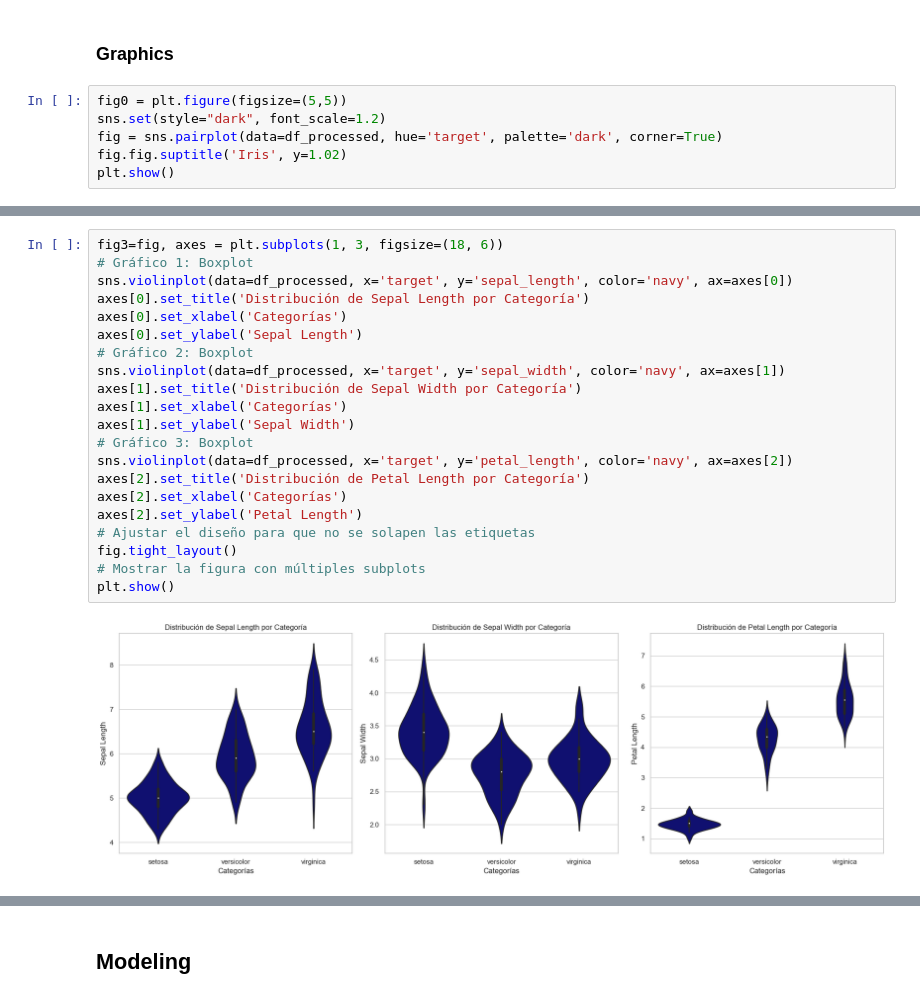
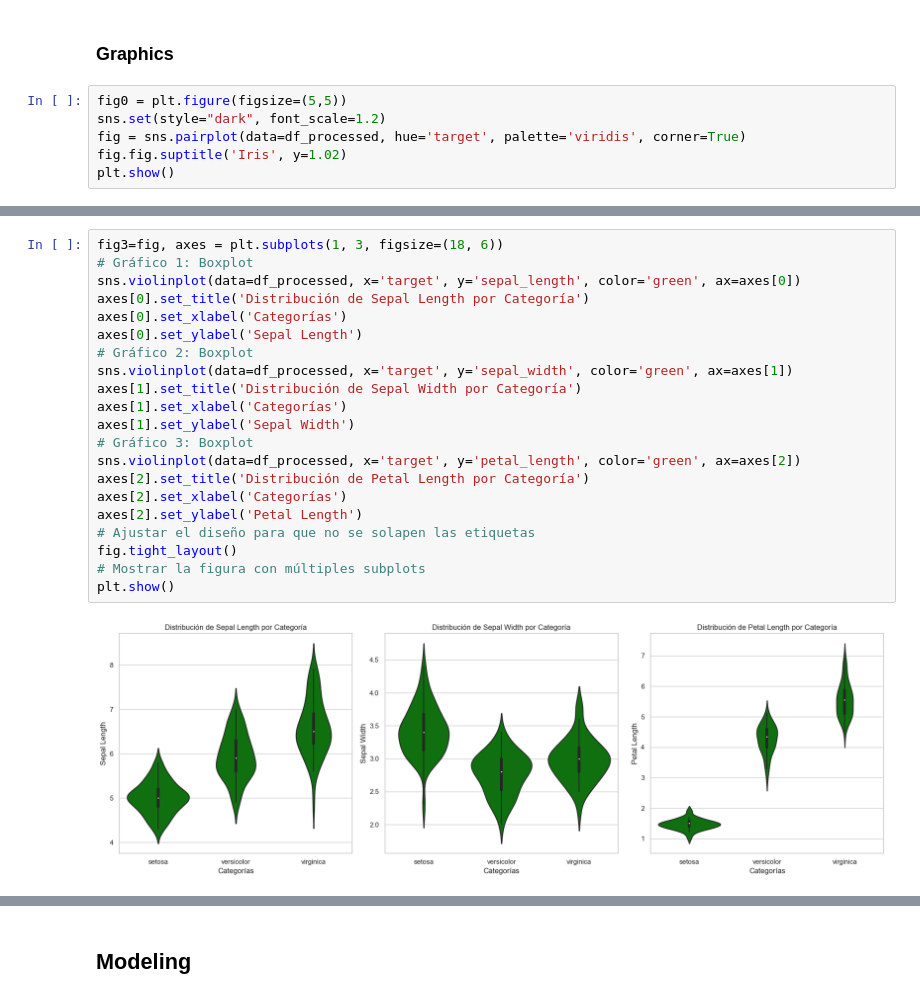
Before and after one commit to dparedes616/classification_iris, a Jupyter notebook: iris_clasificación.ipynb, the cells around one changed output, grey strips where cells are left out. Cells and saved outputs as stored; diff of their text form.

```diff
--- a/iris_clasificación.ipynb
+++ b/iris_clasificación.ipynb
@@ -165,7 +165,7 @@ df_processed.head(5)
 # %%
 fig0 = plt.figure(figsize=(5,5))
 sns.set(style="dark", font_scale=1.2)
-fig = sns.pairplot(data=df_processed, hue='target', palette='dark', corner=True)
+fig = sns.pairplot(data=df_processed, hue='target', palette='viridis', corner=True)
 fig.fig.suptitle('Iris', y=1.02)
 plt.show()
 # %% [output]
@@ -207,26 +207,26 @@ plt.show()
 # %%
 fig3=fig, axes = plt.subplots(1, 3, figsize=(18, 6))
 # Gráfico 1: Boxplot
-sns.violinplot(data=df_processed, x='target', y='sepal_length', color='navy', ax=axes[0])
+sns.violinplot(data=df_processed, x='target', y='sepal_length', color='green', ax=axes[0])
 axes[0].set_title('Distribución de Sepal Length por Categoría')
 axes[0].set_xlabel('Categorías')
 axes[0].set_ylabel('Sepal Length')
 # Gráfico 2: Boxplot
-sns.violinplot(data=df_processed, x='target', y='sepal_width', color='navy', ax=axes[1])
+sns.violinplot(data=df_processed, x='target', y='sepal_width', color='green', ax=axes[1])
 axes[1].set_title('Distribución de Sepal Width por Categoría')
 axes[1].set_xlabel('Categorías')
 axes[1].set_ylabel('Sepal Width')
 # Gráfico 3: Boxplot
-sns.violinplot(data=df_processed, x='target', y='petal_length', color='navy', ax=axes[2])
+sns.violinplot(data=df_processed, x='target', y='petal_length', color='green', ax=axes[2])
 axes[2].set_title('Distribución de Petal Length por Categoría')
 axes[2].set_xlabel('Categorías')
 axes[2].set_ylabel('Petal Length')
 # Ajustar el diseño para que no se solapen las etiquetas
 fig.tight_layout()
 # Mostrar la figura con múltiples subplots
 plt.show()
 # %% [output]
-[figure, old version]
+[figure, new version]
 # %%
 fig4=fig, axes = plt.subplots(1, 3, figsize=(18, 6))
 # Gráfico 1: Boxplot
```
Also changed, not shown: parts of 24 cells of this notebook.
